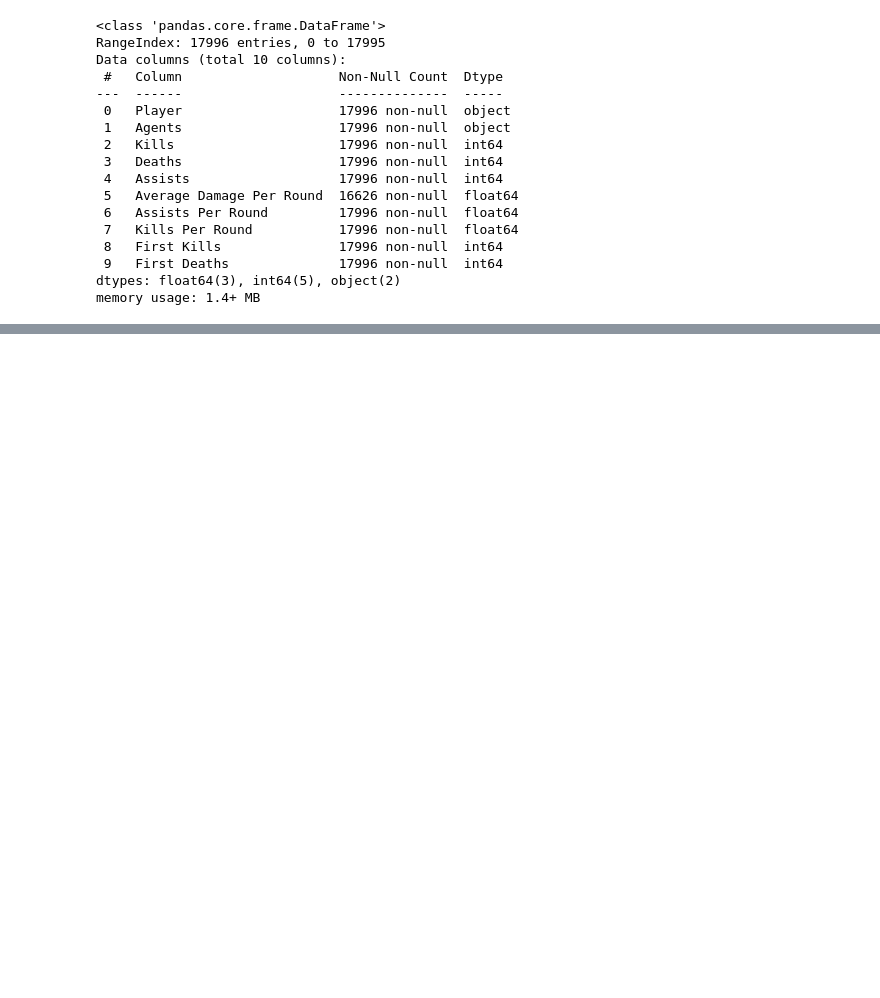
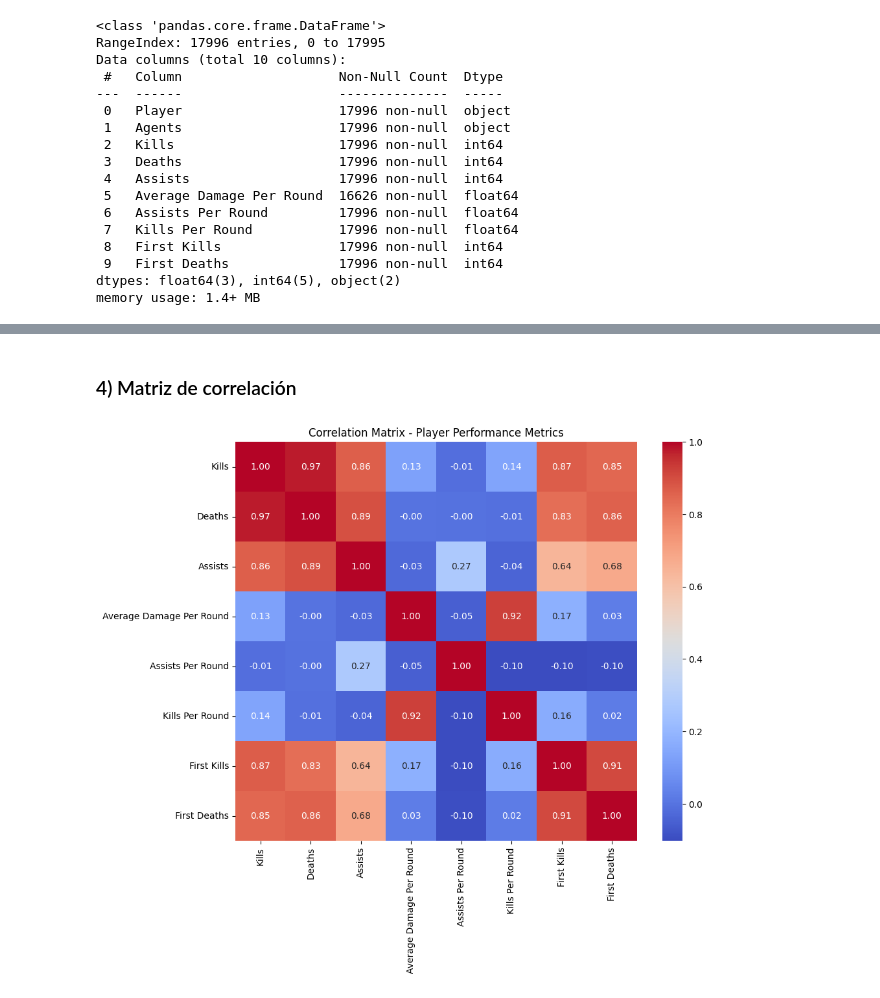
Before and after one commit to Nicocm30/DISIAG4_Proyecto-, a Jupyter notebook: Documentacion/Notebook/VPER_Hito2.ipynb, the cells around one changed output, grey strips where cells are left out. Saved outputs shown, nothing was run; the diff lists cells and outputs as text; code cells hidden in the pictures; blank space fills up the shorter version.

```diff
--- a/Documentacion/Notebook/VPER_Hito2.ipynb
+++ b/Documentacion/Notebook/VPER_Hito2.ipynb
@@ -217,0 +291,17 @@ player_stats_clean.to_csv("dataset_clean_vct.csv", index=False)
+# %% [markdown]
+### 4) Matriz de correlación
+# %%
+corr_matrix = player_stats_clean.corr(numeric_only=True)
+
+plt.figure(figsize=(10,8))
+sns.heatmap(
+    corr_matrix,
+    annot=True,
+    cmap="coolwarm",
+    fmt=".2f"
+)
+
+plt.title("Correlation Matrix - Player Performance Metrics")
+plt.show()
+# %% [output]
+[figure, added]
```
Also changed, not shown: parts of 44 cells of this notebook, 6 other files.
